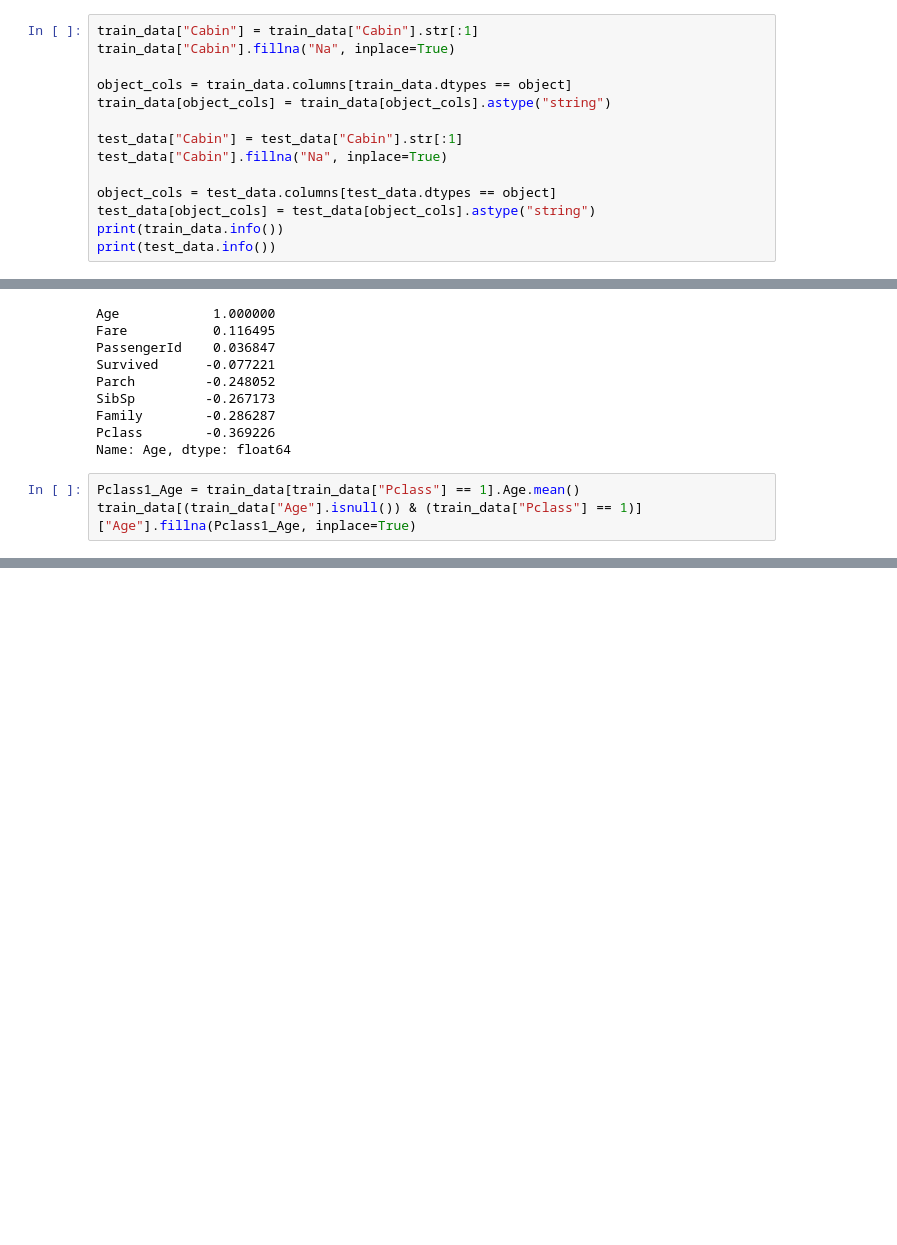
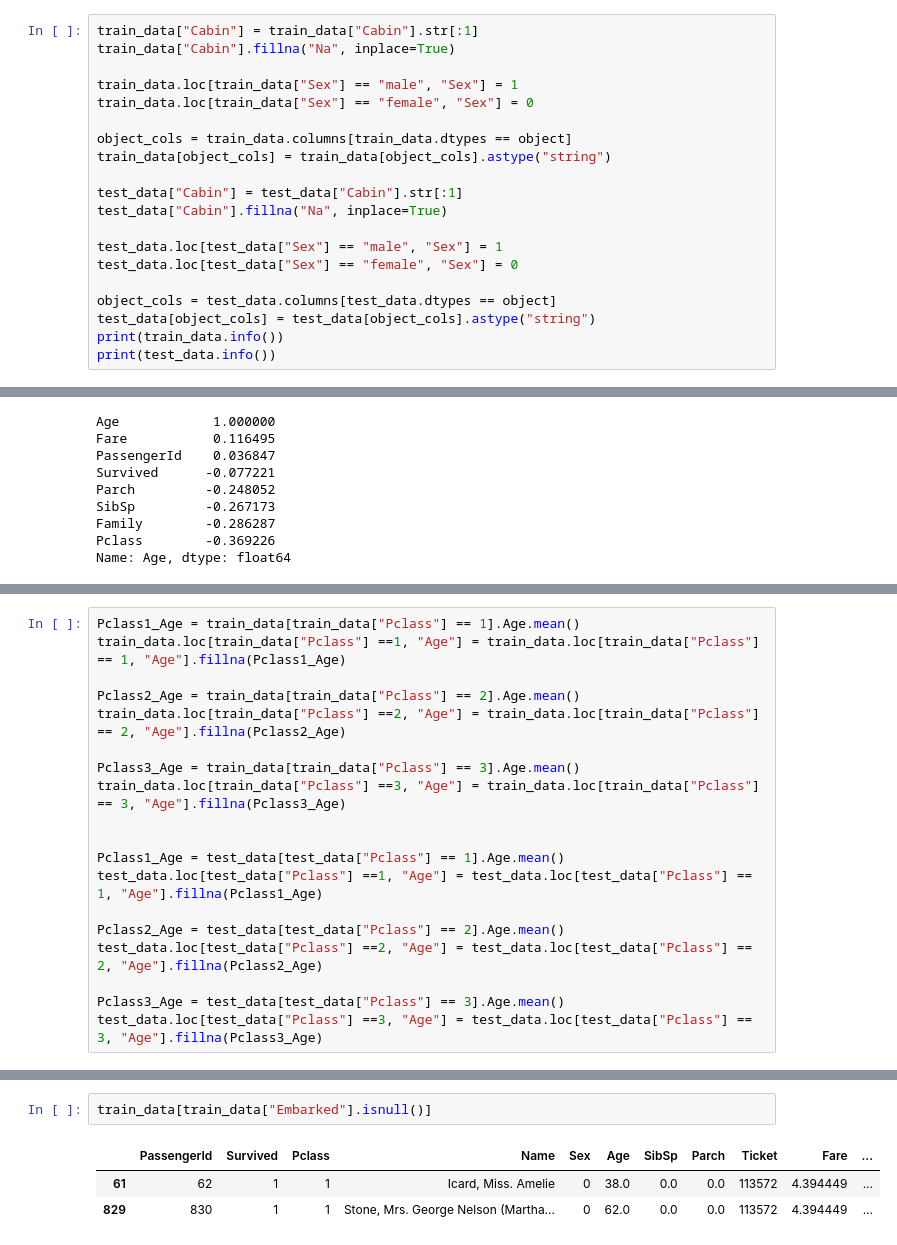
Before and after one commit to ozingmw/Hands-On_ML_Repo, a Jupyter notebook: titanic_up.ipynb, the cells around one changed output, grey strips where cells are left out. Saved outputs shown, nothing was run; the diff lists cells and outputs as text; blank space fills up the shorter version.

```diff
--- a/titanic_up.ipynb
+++ b/titanic_up.ipynb
@@ -44,6 +50,9 @@ memory usage: 83.7+ KB
 # %%
 train_data["Cabin"] = train_data["Cabin"].str[:1]
 train_data["Cabin"].fillna("Na", inplace=True)
+
+train_data.loc[train_data["Sex"] == "male", "Sex"] = 1
+train_data.loc[train_data["Sex"] == "female", "Sex"] = 0
 
 object_cols = train_data.columns[train_data.dtypes == object]
 train_data[object_cols] = train_data[object_cols].astype("string")
@@ -51,6 +60,9 @@ train_data[object_cols] = train_data[object_cols].astype("string")
 test_data["Cabin"] = test_data["Cabin"].str[:1]
 test_data["Cabin"].fillna("Na", inplace=True)
 
+test_data.loc[test_data["Sex"] == "male", "Sex"] = 1
+test_data.loc[test_data["Sex"] == "female", "Sex"] = 0
+
 object_cols = test_data.columns[test_data.dtypes == object]
 test_data[object_cols] = test_data[object_cols].astype("string")
 print(train_data.info())
@@ -244,6 +256,3 @@ SibSp         -0.267173
 Family        -0.286287
 Pclass        -0.369226
 Name: Age, dtype: float64
-# %%
-Pclass1_Age = train_data[train_data["Pclass"] == 1].Age.mean()
-train_data[(train_data["Age"].isnull()) & (train_data["Pclass"] == 1)]["Age"].fillna(Pclass1_Age, inplace=True)
@@ -255,3 +259,22 @@ See the caveats in the documentation: https://pandas.pydata.org/pandas-docs/stab
+# %%
+Pclass1_Age = train_data[train_data["Pclass"] == 1].Age.mean()
+train_data.loc[train_data["Pclass"] ==1, "Age"] = train_data.loc[train_data["Pclass"] == 1, "Age"].fillna(Pclass1_Age)
+
+Pclass2_Age = train_data[train_data["Pclass"] == 2].Age.mean()
+train_data.loc[train_data["Pclass"] ==2, "Age"] = train_data.loc[train_data["Pclass"] == 2, "Age"].fillna(Pclass2_Age)
+
+Pclass3_Age = train_data[train_data["Pclass"] == 3].Age.mean()
+train_data.loc[train_data["Pclass"] ==3, "Age"] = train_data.loc[train_data["Pclass"] == 3, "Age"].fillna(Pclass3_Age)
+
+
+Pclass1_Age = test_data[test_data["Pclass"] == 1].Age.mean()
+test_data.loc[test_data["Pclass"] ==1, "Age"] = test_data.loc[test_data["Pclass"] == 1, "Age"].fillna(Pclass1_Age)
+
+Pclass2_Age = test_data[test_data["Pclass"] == 2].Age.mean()
+test_data.loc[test_data["Pclass"] ==2, "Age"] = test_data.loc[test_data["Pclass"] == 2, "Age"].fillna(Pclass2_Age)
+
+Pclass3_Age = test_data[test_data["Pclass"] == 3].Age.mean()
+test_data.loc[test_data["Pclass"] ==3, "Age"] = test_data.loc[test_data["Pclass"] == 3, "Age"].fillna(Pclass3_Age)
 # %%
 train_data.info()
 # %% [output]
@@ -275,3 +298,9 @@ Data columns (total 13 columns):
  12  Family       891 non-null    float64
 dtypes: float64(5), int64(3), string(5)
 memory usage: 90.6 KB
+# %%
+train_data[train_data["Embarked"].isnull()]
+# %% [output]
+|  | PassengerId | Survived | Pclass | Name | Sex | Age | SibSp | Parch | Ticket | Fare | ... |
+| 61 | 62 | 1 | 1 | Icard, Miss. Amelie | 0 | 38.0 | 0.0 | 0.0 | 113572 | 4.394449 | ... |
+| 829 | 830 | 1 | 1 | Stone, Mrs. George Nelson (Martha... | 0 | 62.0 | 0.0 | 0.0 | 113572 | 4.394449 | ... |
```
Also changed, not shown: parts of 12 cells of this notebook.
